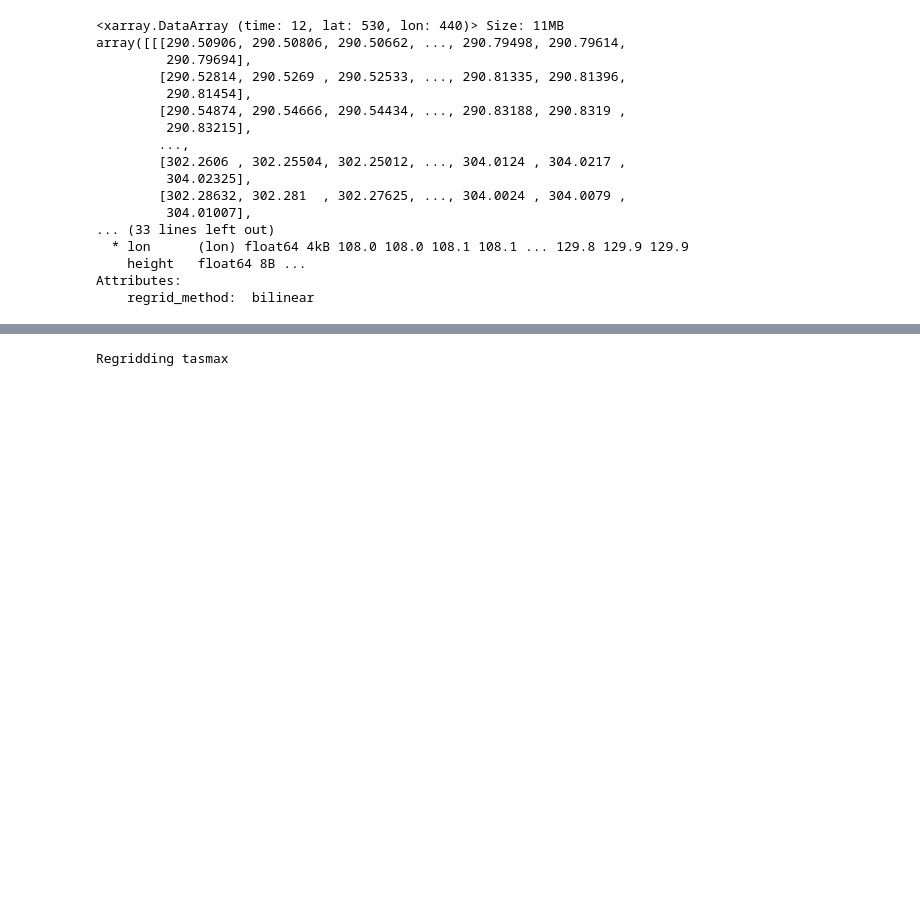
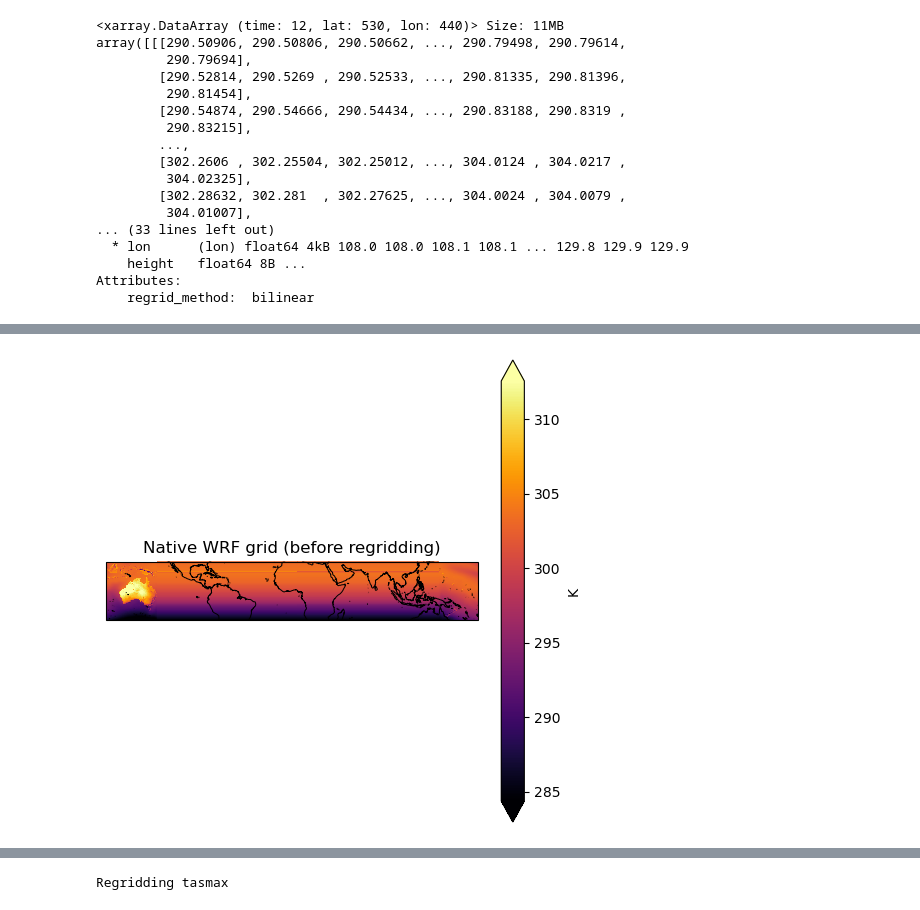
Before and after one commit to DikshaSagar/DWER, a Jupyter notebook: 02_regridding.ipynb, the cells around one changed output, grey strips where cells are left out. Saved outputs shown, nothing was run; the diff lists cells and outputs as text; code cells hidden in the pictures; blank space fills up the shorter version.

Commit message:
Closes #2: add native vs regridded comparison and xESMF documentation

```diff
--- a/02_regridding.ipynb
+++ b/02_regridding.ipynb
@@ -145,0 +174,23 @@ Attributes:
+# %%
+import cartopy.crs as ccrs
+import matplotlib.pyplot as plt
+
+# Native grid (before regridding)
+tasmax_native = ds["tasmax"].isel(time=0)
+
+plt.figure(figsize=(6, 6))
+ax = plt.axes(projection=ccrs.PlateCarree())
+
+tasmax_native.plot(
+    ax=ax,
+    transform=ccrs.PlateCarree(),
+    cmap="inferno",
+    robust=True,
+    cbar_kwargs={"label": tasmax_native.attrs.get("units", "K")}
+)
+
+ax.coastlines(resolution="50m", linewidth=0.7)
+ax.set_title("Native WRF grid (before regridding)")
+plt.show()
+# %% [output]
+[figure, added]
```
Also changed, not shown: parts of 4 cells of this notebook.
